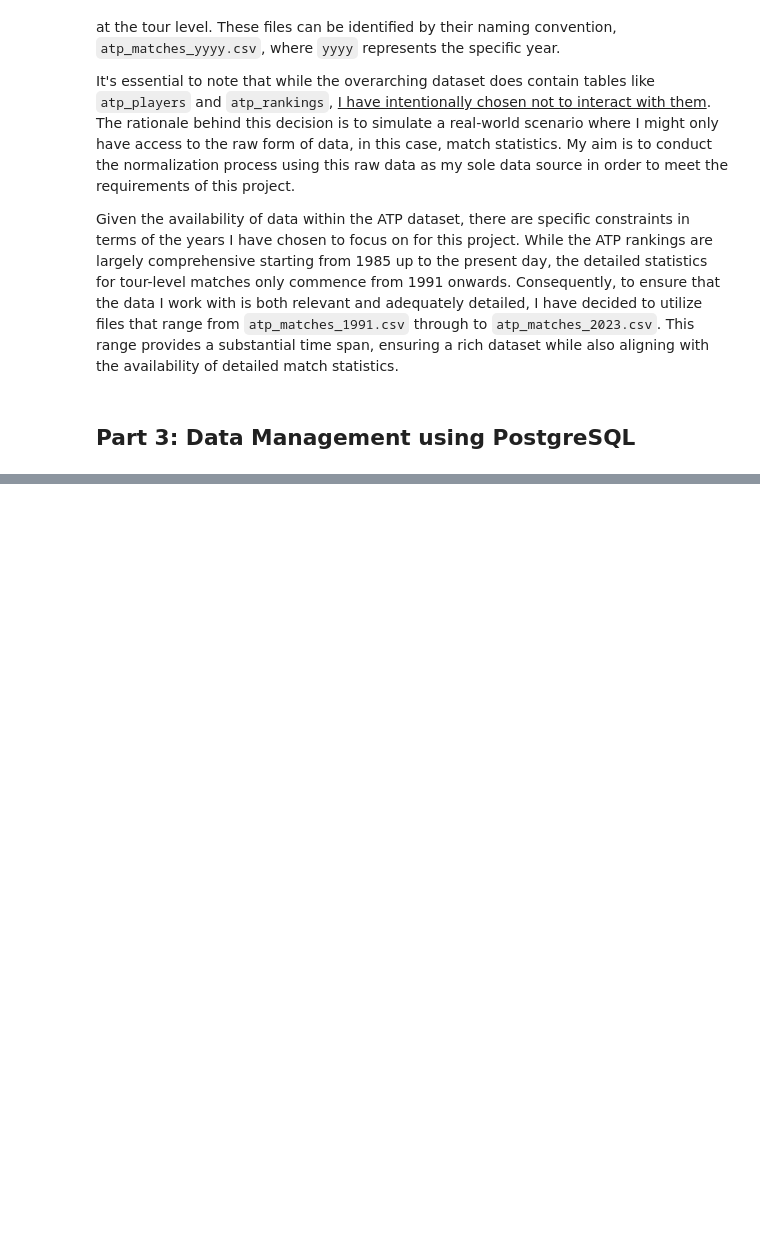
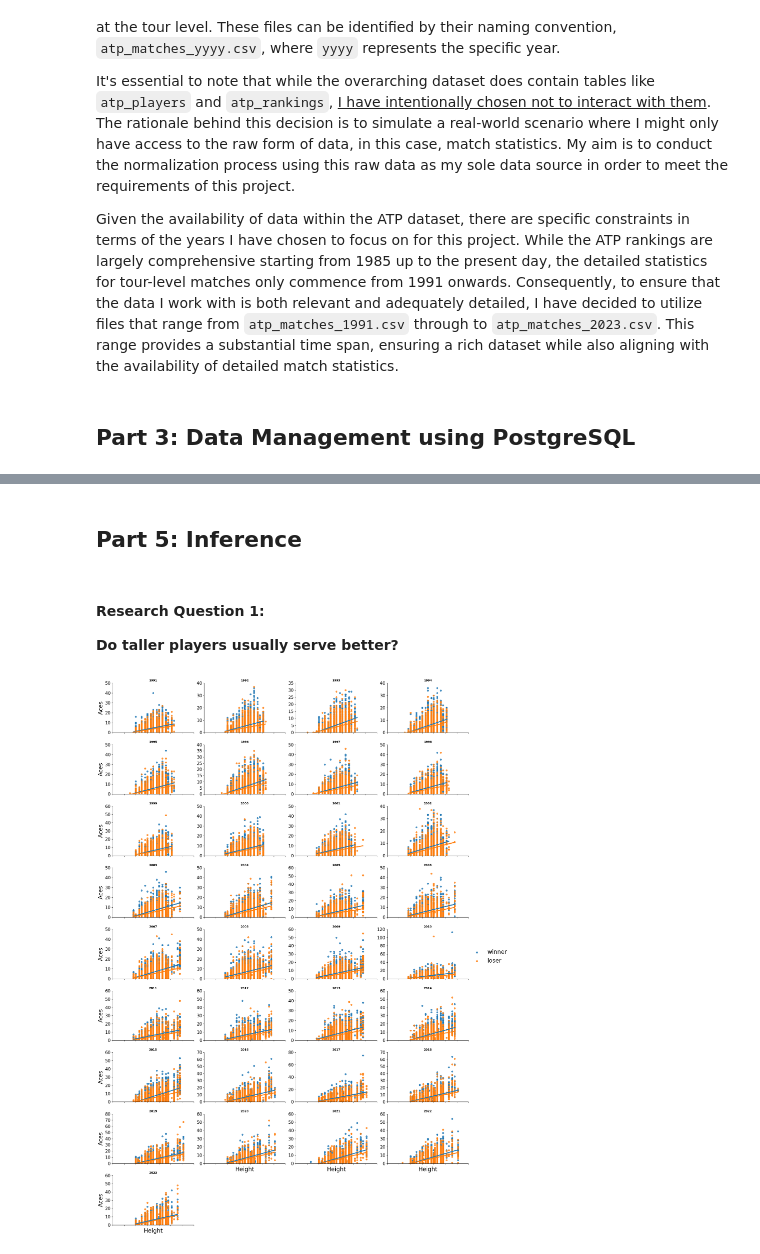
Before and after one commit to dangvohiep/dam_project1, a Jupyter notebook: H_Dang_Project1.ipynb, the cells around one changed output, grey strips where cells are left out. Saved outputs shown, nothing was run; the diff lists cells and outputs as text; code cells hidden in the pictures; blank space fills up the shorter version.

```diff
--- a/H_Dang_Project1.ipynb
+++ b/H_Dang_Project1.ipynb
@@ -111,0 +703,71 @@ display.Image("")
+# %% [markdown]
+## Part 5: Inference
+# %% [markdown]
+#### Research Question 1:
+<b>Do taller players usually serve better?<b>
+# %%
+# Lambda function to rename columns: It takes the last portion of a string after the underscore
+rename_function = lambda x: x.split('_')[-1]
+
+# Extract relevant columns for winners and rename the columns
+winner_table = table[['season','winner_height','winner_aces']]
+winner_table = winner_table.rename(rename_function, axis=1)
+winner_table['type'] = 'winner'
+
+# Extract relevant columns for losers and rename the columns
+loser_table = table[['season','loser_height','loser_aces']]
+loser_table = loser_table.rename(rename_function, axis=1)
+loser_table['type'] = 'loser'
+
+# Merge both winner and loser tables vertically and drop any rows with missing data
+analysis_table = pd.concat(
+    [winner_table, loser_table],
+    axis=0
+).dropna(how='any')
+
+# Initialize a grid of plots with an Axes for each season.
+# This FacetGrid will allow us to create a multi-plot grid for
+# visualizing relationships across many levels of a categorical variable
+g = sns.FacetGrid(
+    data=analysis_table,
+    col="season",
+    hue="type",
+    height=3,
+    aspect=1.5,
+    col_wrap=4,     # number of columns before wrapping to the next row
+    sharey=False,   # each facet/plot will have its own y-axis scale
+)
+# Apply the regression plot onto the FacetGrid to show the relationship
+# between height and aces for each type
+g = g.map_dataframe(
+    func=sns.regplot,
+    x="height",
+    y="aces",
+    scatter_kws={'s': 30},      # specify size of scatter points
+    line_kws={'linewidth': 3}   # specify linewidth of the regression line
+)
+
+# Set x and y axis labels with increased font size
+g.set_axis_labels(x_var="Height", y_var="Aces", fontsize=20)
+
+# Set title for each subplot based on the season, with specified font style and size
+g.set_titles(template="{col_name}", fontweight="bold", fontsize=20)
+
+# Add the legend without a title and specify the order of labels
+g.add_legend(title="", fontsize=20, label_order=["winner", "loser"])
+
+# Adjust legend title and label sizes
+plt.setp(g._legend.get_title(), fontsize=20)
+plt.setp(g._legend.get_texts(), fontsize=20)
+
+# Adjust font sizes for tick labels on x and y axes
+g.set_xticklabels(fontsize=15)
+g.set_yticklabels(fontsize=15)
+
+# Set the y-axis to start from 0
+g.set(ylim=(0, None))
+
+# Display the plots
+plt.show()
+# %% [output]
+[figure, added]
```
Also changed, not shown: parts of 45 cells of this notebook, 3 other files.
